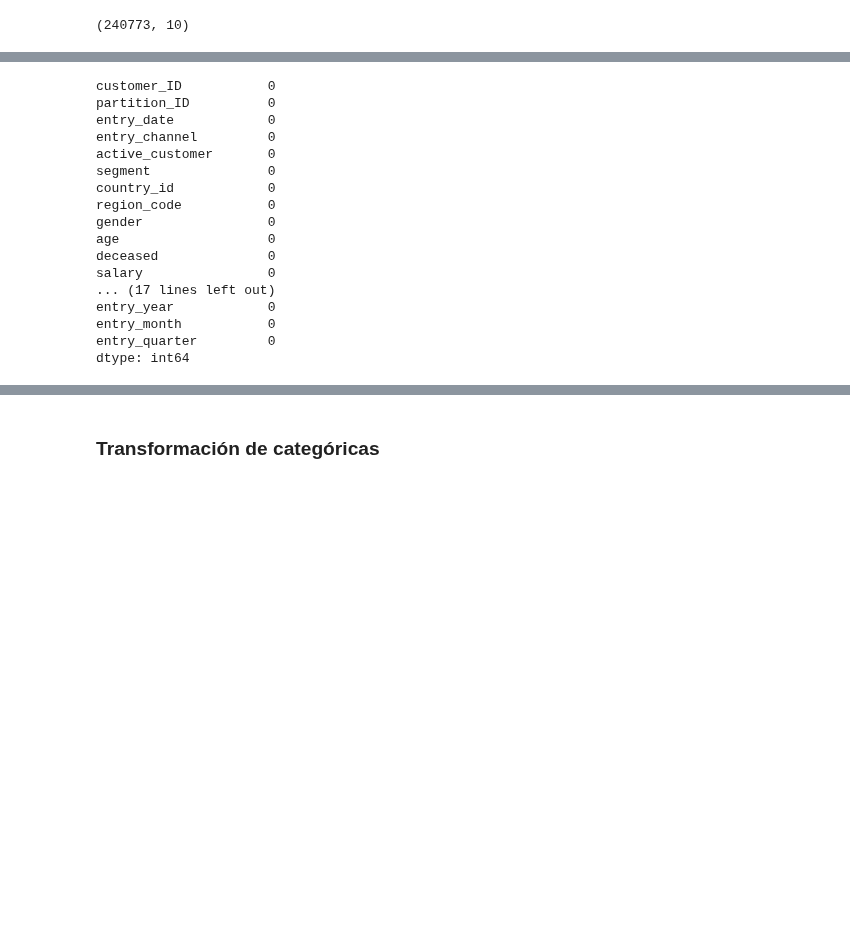
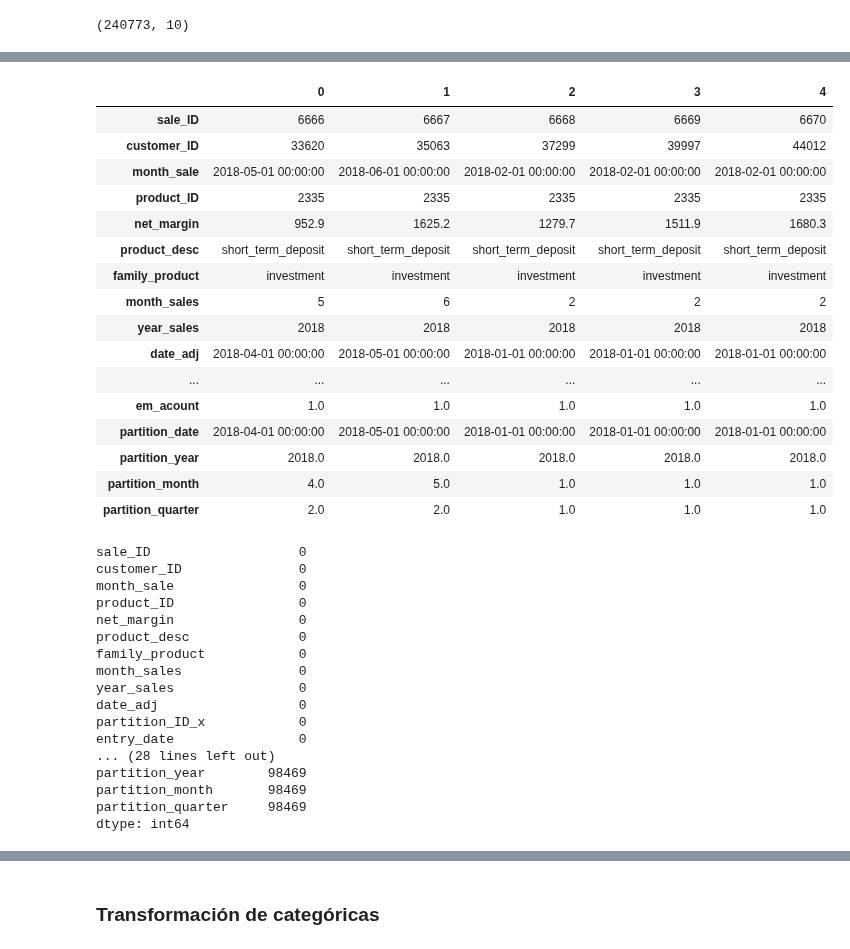
Before and after one commit to RicardColomOrero/easymoney, a Jupyter notebook: Easymoney.ipynb, the cells around one changed output, grey strips where cells are left out. Saved outputs shown, nothing was run; the diff lists cells and outputs as text; code cells hidden in the pictures; blank space fills up the shorter version.

```diff
--- a/Easymoney.ipynb
+++ b/Easymoney.ipynb
@@ -1323,5 +1346,3 @@ df_sales2.head()
-# %%
-df_sales2.reset_index(inplace=True)
 # %%
 df_sales2=df_sales2.rename(columns={'date_adj':'partition_date'})
 # %%
@@ -1407 +1412,3 @@ AttributeError: ignored
+# %%
+df_total1 = df_sales2.merge(df1, right_on = ['customer_ID', 'partition_date'], left_on= ['customer_ID',"month_sale"], how = "left")
 # %%
@@ -1426,0 +1444,2 @@ memory usage: 1.4+ GB
+# %%
+df_total1.rename({"partition_date_x": "date_adj"},axis='columns',inplace = True)
@@ -1426,0 +1499,2 @@ memory usage: 1.4+ GB
+# %%
+df_total2=df_total1.merge(df_customer_products,  left_on= ['customer_ID',"date_adj"],right_on = ['customer_ID', 'partition_date'], how = "left")
@@ -1427,20 +1515,40 @@ memory usage: 1.4+ GB
+# %%
+df_total2.head().T
+# %% [output]
+|  | 0 | 1 | 2 | 3 | 4 |
+| sale_ID | 6666 | 6667 | 6668 | 6669 | 6670 |
+| customer_ID | 33620 | 35063 | 37299 | 39997 | 44012 |
+| month_sale | 2018-05-01 00:00:00 | 2018-06-01 00:00:00 | 2018-02-01 00:00:00 | 2018-02-01 00:00:00 | 2018-02-01 00:00:00 |
+| product_ID | 2335 | 2335 | 2335 | 2335 | 2335 |
+| net_margin | 952.9 | 1625.2 | 1279.7 | 1511.9 | 1680.3 |
+| product_desc | short_term_deposit | short_term_deposit | short_term_deposit | short_term_deposit | short_term_deposit |
+| family_product | investment | investment | investment | investment | investment |
+| month_sales | 5 | 6 | 2 | 2 | 2 |
+| year_sales | 2018 | 2018 | 2018 | 2018 | 2018 |
+| date_adj | 2018-04-01 00:00:00 | 2018-05-01 00:00:00 | 2018-01-01 00:00:00 | 2018-01-01 00:00:00 | 2018-01-01 00:00:00 |
+| ... | ... | ... | ... | ... | ... |
+| em_acount | 1.0 | 1.0 | 1.0 | 1.0 | 1.0 |
+| partition_date | 2018-04-01 00:00:00 | 2018-05-01 00:00:00 | 2018-01-01 00:00:00 | 2018-01-01 00:00:00 | 2018-01-01 00:00:00 |
+| partition_year | 2018.0 | 2018.0 | 2018.0 | 2018.0 | 2018.0 |
+| partition_month | 4.0 | 5.0 | 1.0 | 1.0 | 1.0 |
+| partition_quarter | 2.0 | 2.0 | 1.0 | 1.0 | 1.0 |
 # %%
-df1.isnull().sum()
+df_total2.isnull().sum()
 # %% [output]
-customer_ID           0
-partition_ID          0
-entry_date            0
-entry_channel         0
-active_customer       0
-segment               0
-country_id            0
-region_code           0
-gender                0
-age                   0
-deceased              0
-salary                0
-... (17 lines left out)
-entry_year            0
-entry_month           0
-entry_quarter         0
+sale_ID                   0
+customer_ID               0
+month_sale                0
+product_ID                0
+net_margin                0
+product_desc              0
+family_product            0
+month_sales               0
+year_sales                0
+date_adj                  0
+partition_ID_x            0
+entry_date                0
+... (28 lines left out)
+partition_year        98469
+partition_month       98469
+partition_quarter     98469
 dtype: int64
```
Also changed, not shown: parts of 103 cells of this notebook.
